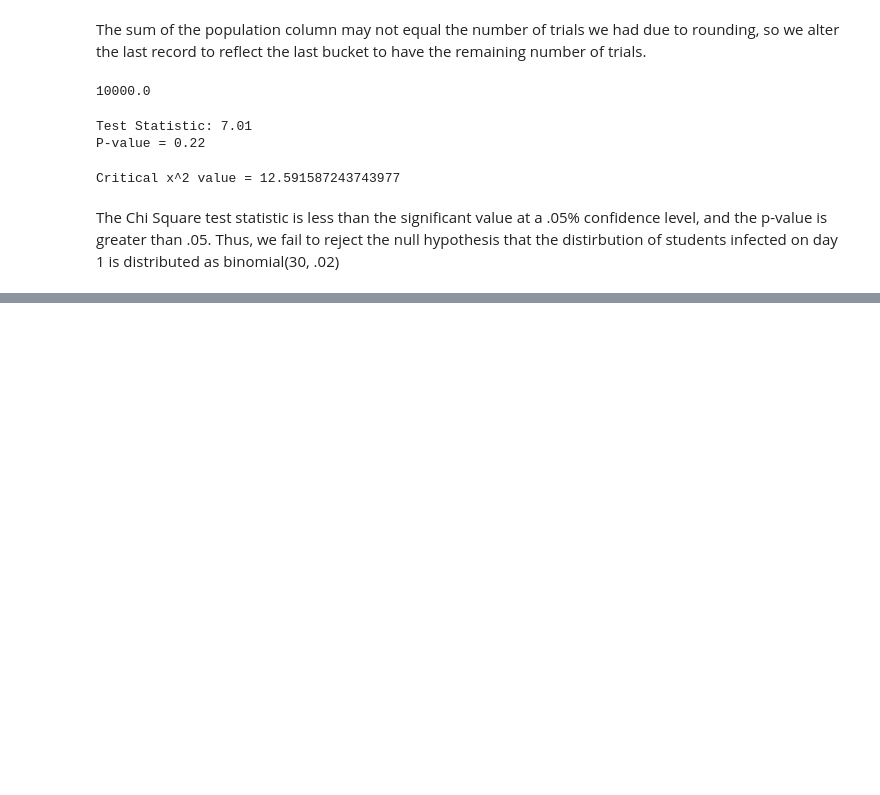
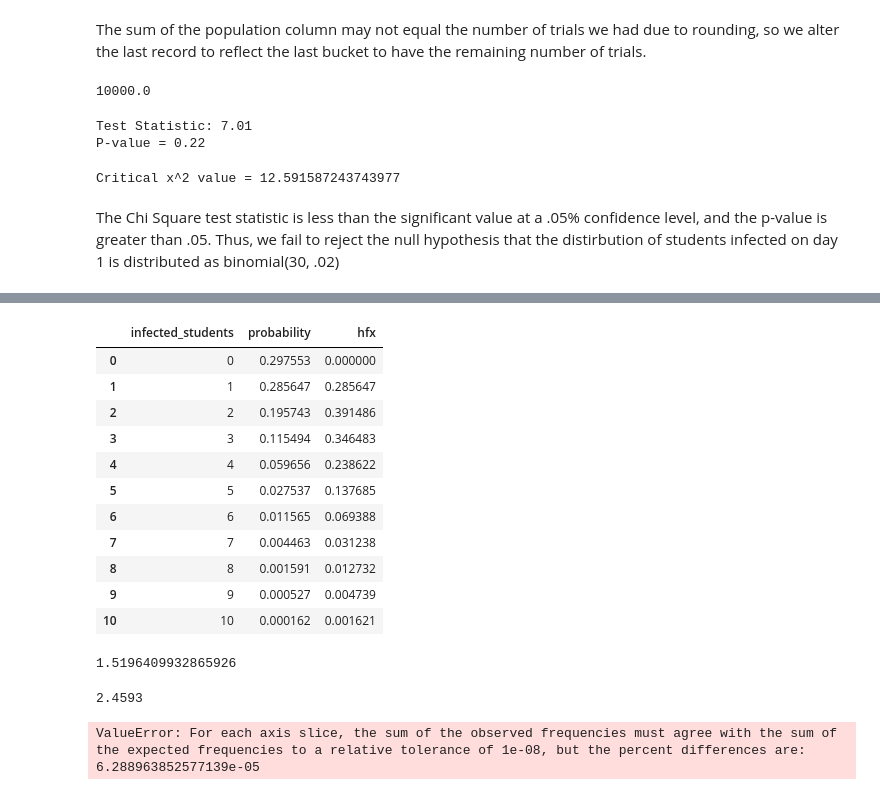
Before and after one commit to chris-messer/Pandemic-Simulation, a Jupyter notebook: src/Analysis.ipynb, the cells around one changed output, grey strips where cells are left out. Cells and saved outputs as stored; diff of their text form; code cells hidden in the pictures; blank space fills up the shorter version.

```diff
--- a/src/Analysis.ipynb
+++ b/src/Analysis.ipynb
@@ -87,0 +135,64 @@ The Chi Square test statistic is less than the significant value at a .05% confi
+# %%
+import math
+def calc_exposure_probability(num_students_infected):
+    infectiousness_rate = .02
+    infected_students = [1-infectiousness_rate for i in range(num_students_infected)]
+    students = infected_students
+    exposure = 1 - math.prod(students)
+    return exposure
+
+def day_2_infected_prob_given_day_1(day_2_infected, day_1_infected):
+    susceptible_students = 30-day_1_infected
+    exposure = calc_exposure_probability(day_1_infected+1)
+    day_2_prob = binom.pmf(k=day_2_infected,n=susceptible_students,p=exposure)
+    return day_2_prob
+
+def cum_prob_day_2(num_students):
+    probability_list = []
+    for s in range(num_students+1):
+        day_1 = num_students-s
+        day_2 = num_students-day_1
+        prob_a_given_b = day_2_infected_prob_given_day_1(day_2,day_1)
+        prob_a = binom.pmf(k=day_1,n=30,p=.02)
+        prob_b = prob_a_given_b*prob_a
+        probability_list.append(prob_b)
+    return sum(probability_list)
+
+data = []
+for i in range(11):
+    expected_day_2 = []
+    additional_students_infected = i
+    cumulative_probability = cum_prob_day_2(i)
+    data.append({'infected_students': additional_students_infected,
+                 'probability': cumulative_probability})
+    expected_day_2.append(cumulative_probability)
+expected_day_2 = pd.DataFrame(data)
+expected_day_2['hfx'] = expected_day_2['probability'] * expected_day_2['infected_students']
+# %%
+expected_day_2
+# %% [output]
+|  | infected_students | probability | hfx |
+| 0 | 0 | 0.297553 | 0.000000 |
+| 1 | 1 | 0.285647 | 0.285647 |
+| 2 | 2 | 0.195743 | 0.391486 |
+| 3 | 3 | 0.115494 | 0.346483 |
+| 4 | 4 | 0.059656 | 0.238622 |
+| 5 | 5 | 0.027537 | 0.137685 |
+| 6 | 6 | 0.011565 | 0.069388 |
+| 7 | 7 | 0.004463 | 0.031238 |
+| 8 | 8 | 0.001591 | 0.012732 |
+| 9 | 9 | 0.000527 | 0.004739 |
+| 10 | 10 | 0.000162 | 0.001621 |
+# %%
+expected_day_2['hfx'].sum()
+# %% [output]
+1.5196409932865926
+# %%
+day_2_df['infected'].mean()
+# %% [output]
+2.4593
+# %%
+chisquare(day_2_observed['percent'],expected_day_2['probability'])
+# %% [output]
+ValueError: For each axis slice, the sum of the observed frequencies must agree with the sum of the expected frequencies to a relative tolerance of 1e-08, but the percent differences are:
+6.288963852577139e-05
```
Also changed, not shown: parts of 10 cells of this notebook.
